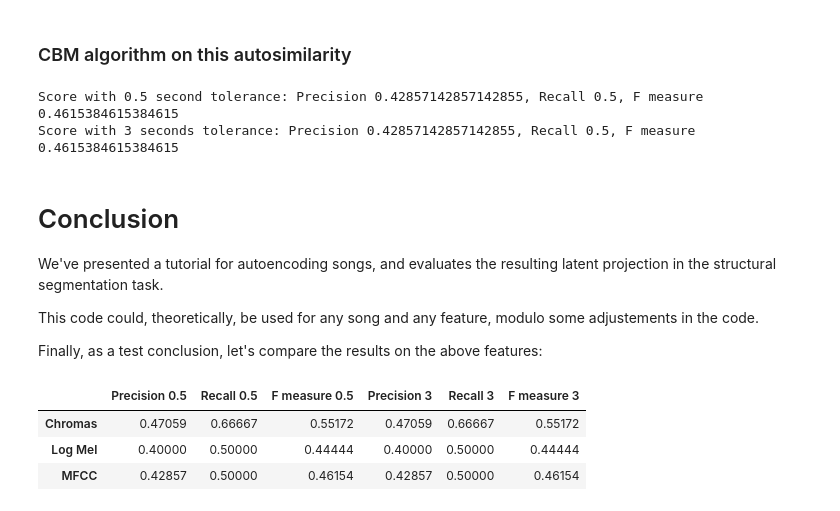
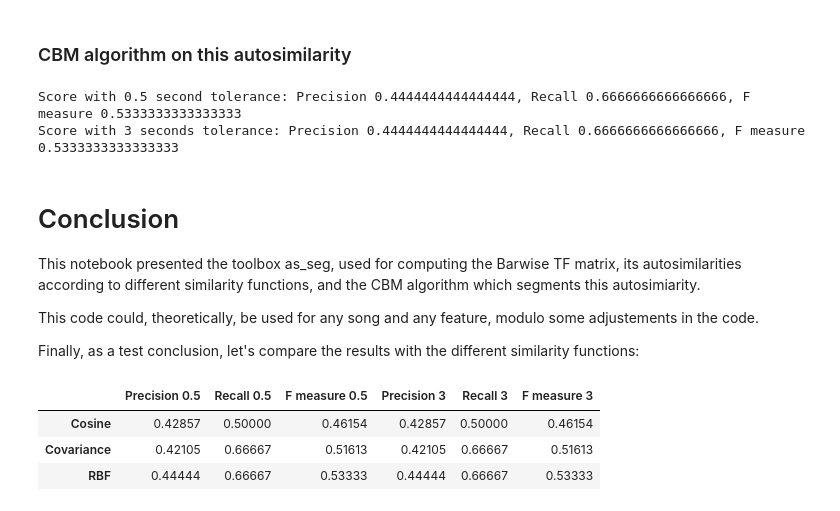
Before and after one commit to ax-le/as_seg, a Jupyter notebook: Notebooks/Walkthrough - Using the CBM algorithm.ipynb, the cells around one changed output. Drawn from its saved outputs; the diff is of its cells as text; code cells hidden in the pictures.

Commit message:
Tutorial notebook

```diff
--- a/Notebooks/Walkthrough - Using the CBM algorithm.ipynb
+++ b/Notebooks/Walkthrough - Using the CBM algorithm.ipynb
@@ -119,5 +114,5 @@ freq_len = log_mel.shape[0]
 # %%
-barwise_TF_log_mel = bi.barwise_TF_matrix(log_mel, bars, hop_length_seconds, subdivision_bars)
-barwise_TF_log_mel_autosimilarity = as_computation.get_cosine_autosimilarity(barwise_TF_log_mel)
-plot_me_this_spectrogram(barwise_TF_log_mel_autosimilarity, title = "Autosimilarity of the barwise TF matrix\non Log Mel spectrogram")
+barwise_TF_covariance = bi.barwise_TF_matrix(log_mel, bars, hop_length_seconds, subdivision_bars)
+barwise_TF_covariance_autosimilarity = as_computation.switch_autosimilarity(barwise_TF_covariance, "covariance")
+plot_me_this_spectrogram(barwise_TF_covariance_autosimilarity, title = "Covariance autosimilarity of the Barwise TF matrix")
 # %% [output]
@@ -125,11 +120,11 @@ plot_me_this_spectrogram(barwise_TF_log_mel_autosimilarity, title = "Autosimilar
 # %% [markdown]
 ### CBM algorithm on this autosimilarity
 # %%
-segments_cbm_log_mel = cbm.compute_cbm(barwise_TF_log_mel_autosimilarity, penalty_weight = 1, penalty_func = "modulo8", convolution_type = "mixed")[0]
-segments_cbm_log_mel_in_time = dm.segments_from_bar_to_time(segments_cbm_log_mel, bars)
+segments_cbm_covariance = cbm.compute_cbm(barwise_TF_covariance_autosimilarity, penalty_weight = 1, penalty_func = "modulo8", bands_number = 7)[0]
+segments_cbm_covariance_in_time = dm.segments_from_bar_to_time(segments_cbm_covariance, bars)
 
-score_cbm_log_mel_zero_five = dm.compute_score_of_segmentation(references_segments, segments_cbm_log_mel_in_time, window_length = 0.5)
-print(f"Score with 0.5 second tolerance: Precision {score_cbm_log_mel_zero_five[0]}, Recall {score_cbm_log_mel_zero_five[1]}, F measure {score_cbm_log_mel_zero_five[2]}")
-score_cbm_log_mel_three = dm.compute_score_of_segmentation(references_segments, segments_cbm_log_mel_in_time, window_length = 3)
-print(f"Score with 3 seconds tolerance: Precision {score_cbm_log_mel_three[0]}, Recall {score_cbm_log_mel_three[1]}, F measure {score_cbm_log_mel_three[2]}")
+score_cbm_covariance_zero_five = dm.compute_score_of_segmentation(references_segments, segments_cbm_covariance_in_time, window_length = 0.5)
+print(f"Score with 0.5 second tolerance: Precision {score_cbm_covariance_zero_five[0]}, Recall {score_cbm_covariance_zero_five[1]}, F measure {score_cbm_covariance_zero_five[2]}")
+score_cbm_covariance_three = dm.compute_score_of_segmentation(references_segments, segments_cbm_covariance_in_time, window_length = 3)
+print(f"Score with 3 seconds tolerance: Precision {score_cbm_covariance_three[0]}, Recall {score_cbm_covariance_three[1]}, F measure {score_cbm_covariance_three[2]}")
 # %% [output]
@@ -144,5 +135,5 @@ mfcc = features.get_spectrogram(the_signal, sampling_rate, "mfcc", n_mfcc = 32,
 # %%
-barwise_TF_mfcc = bi.barwise_TF_matrix(mfcc, bars, hop_length_seconds, subdivision_bars)
-barwise_TF_mfcc_autosimilarity = as_computation.get_cosine_autosimilarity(barwise_TF_mfcc)
-plot_me_this_spectrogram(barwise_TF_mfcc_autosimilarity, title = "Autosimilarity of the barwise TF matrix\non MFCC spectrogram")
+barwise_TF_rbf = bi.barwise_TF_matrix(log_mel, bars, hop_length_seconds, subdivision_bars)
+barwise_TF_rbf_autosimilarity = as_computation.switch_autosimilarity(barwise_TF_rbf, "RBF")
+plot_me_this_spectrogram(barwise_TF_rbf_autosimilarity, title = "RBF autosimilarity of the Barwise TF matrix")
 # %% [output]
@@ -150,34 +141,34 @@ plot_me_this_spectrogram(barwise_TF_mfcc_autosimilarity, title = "Autosimilarity
 # %% [markdown]
 ### CBM algorithm on this autosimilarity
 # %%
-segments_cbm_mfcc = cbm.compute_cbm(barwise_TF_mfcc_autosimilarity, penalty_weight = 1, penalty_func = "modulo8", convolution_type = "mixed")[0]
-segments_cbm_mfcc_in_time = dm.segments_from_bar_to_time(segments_cbm_mfcc, bars)
+segments_cbm_rbf = cbm.compute_cbm(barwise_TF_rbf_autosimilarity, penalty_weight = 1, penalty_func = "modulo8", bands_number = 7)[0]
+segments_cbm_rbf_in_time = dm.segments_from_bar_to_time(segments_cbm_rbf, bars)
 
-score_cbm_mfcc_zero_five = dm.compute_score_of_segmentation(references_segments, segments_cbm_mfcc_in_time, window_length = 0.5)
-print(f"Score with 0.5 second tolerance: Precision {score_cbm_mfcc_zero_five[0]}, Recall {score_cbm_mfcc_zero_five[1]}, F measure {score_cbm_mfcc_zero_five[2]}")
-score_cbm_mfcc_three = dm.compute_score_of_segmentation(references_segments, segments_cbm_mfcc_in_time, window_length = 3)
-print(f"Score with 3 seconds tolerance: Precision {score_cbm_mfcc_three[0]}, Recall {score_cbm_mfcc_three[1]}, F measure {score_cbm_mfcc_three[2]}")
+score_cbm_rbf_zero_five = dm.compute_score_of_segmentation(references_segments, segments_cbm_rbf_in_time, window_length = 0.5)
+print(f"Score with 0.5 second tolerance: Precision {score_cbm_rbf_zero_five[0]}, Recall {score_cbm_rbf_zero_five[1]}, F measure {score_cbm_rbf_zero_five[2]}")
+score_cbm_rbf_three = dm.compute_score_of_segmentation(references_segments, segments_cbm_rbf_in_time, window_length = 3)
+print(f"Score with 3 seconds tolerance: Precision {score_cbm_rbf_three[0]}, Recall {score_cbm_rbf_three[1]}, F measure {score_cbm_rbf_three[2]}")
 # %% [output]
-Score with 0.5 second tolerance: Precision 0.42857142857142855, Recall 0.5, F measure 0.4615384615384615
-Score with 3 seconds tolerance: Precision 0.42857142857142855, Recall 0.5, F measure 0.4615384615384615
+Score with 0.5 second tolerance: Precision 0.4444444444444444, Recall 0.6666666666666666, F measure 0.5333333333333333
+Score with 3 seconds tolerance: Precision 0.4444444444444444, Recall 0.6666666666666666, F measure 0.5333333333333333
 # %% [markdown]
 # Conclusion
-We've presented a tutorial for autoencoding songs, and evaluates the resulting latent projection in the structural segmentation task.
+This notebook presented the toolbox as_seg, used for computing the Barwise TF matrix, its autosimilarities according to different similarity functions, and the CBM algorithm which segments this autosimiarity.
 
 This code could, theoretically, be used for any song and any feature, modulo some adjustements in the code.
 
-Finally, as a test conclusion, let's compare the results on the above features:
+Finally, as a test conclusion, let's compare the results with the different similarity functions:
 # %%
 import pandas as pd
 columns = np.array(["Precision 0.5", "Recall 0.5", "F measure 0.5","Precision 3", "Recall 3", "F measure 3"])
 tab = []
-tab.append([round(score_cbm_chromas_zero_five[0],5), round(score_cbm_chromas_zero_five[1],5),round(score_cbm_chromas_zero_five[2],5),round(score_cbm_chromas_three[0],5),round(score_cbm_chromas_three[1],5),round(score_cbm_chromas_three[2],5)])
-tab.append([round(score_cbm_log_mel_zero_five[0],5), round(score_cbm_log_mel_zero_five[1],5),round(score_cbm_log_mel_zero_five[2],5),round(score_cbm_log_mel_three[0],5),round(score_cbm_log_mel_three[1],5),round(score_cbm_log_mel_three[2],5)])
-tab.append([round(score_cbm_mfcc_zero_five[0],5), round(score_cbm_mfcc_zero_five[1],5),round(score_cbm_mfcc_zero_five[2],5),round(score_cbm_mfcc_three[0],5),round(score_cbm_mfcc_three[1],5),round(score_cbm_mfcc_three[2],5)])
+tab.append([round(score_cbm_cosine_zero_five[0],5), round(score_cbm_cosine_zero_five[1],5),round(score_cbm_cosine_zero_five[2],5),round(score_cbm_cosine_three[0],5),round(score_cbm_cosine_three[1],5),round(score_cbm_cosine_three[2],5)])
+tab.append([round(score_cbm_covariance_zero_five[0],5), round(score_cbm_covariance_zero_five[1],5),round(score_cbm_covariance_zero_five[2],5),round(score_cbm_covariance_three[0],5),round(score_cbm_covariance_three[1],5),round(score_cbm_covariance_three[2],5)])
+tab.append([round(score_cbm_rbf_zero_five[0],5), round(score_cbm_rbf_zero_five[1],5),round(score_cbm_rbf_zero_five[2],5),round(score_cbm_rbf_three[0],5),round(score_cbm_rbf_three[1],5),round(score_cbm_rbf_three[2],5)])
 
-display(pd.DataFrame(tab, index=["Chromas", "Log Mel", "MFCC"], columns=columns))
+display(pd.DataFrame(tab, index=["Cosine", "Covariance", "RBF"], columns=columns))
 # %% [output]
 |  | Precision 0.5 | Recall 0.5 | F measure 0.5 | Precision 3 | Recall 3 | F measure 3 |
-| Chromas | 0.47059 | 0.66667 | 0.55172 | 0.47059 | 0.66667 | 0.55172 |
-| Log Mel | 0.40000 | 0.50000 | 0.44444 | 0.40000 | 0.50000 | 0.44444 |
-| MFCC | 0.42857 | 0.50000 | 0.46154 | 0.42857 | 0.50000 | 0.46154 |
+| Cosine | 0.42857 | 0.50000 | 0.46154 | 0.42857 | 0.50000 | 0.46154 |
+| Covariance | 0.42105 | 0.66667 | 0.51613 | 0.42105 | 0.66667 | 0.51613 |
+| RBF | 0.44444 | 0.66667 | 0.53333 | 0.44444 | 0.66667 | 0.53333 |
```
Also changed, not shown: parts of 16 cells of this notebook.
